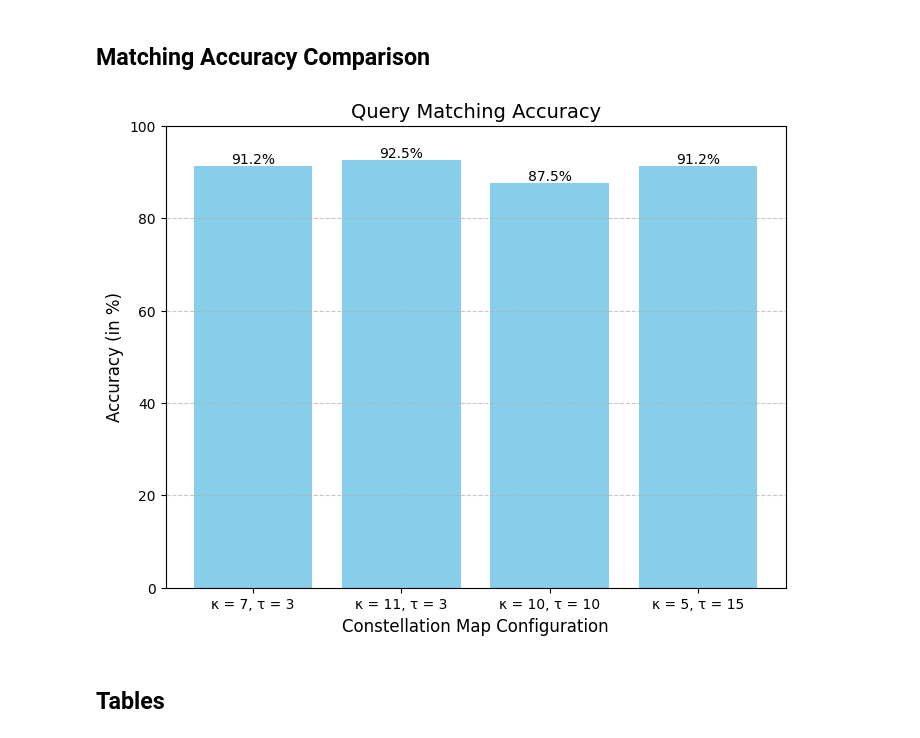
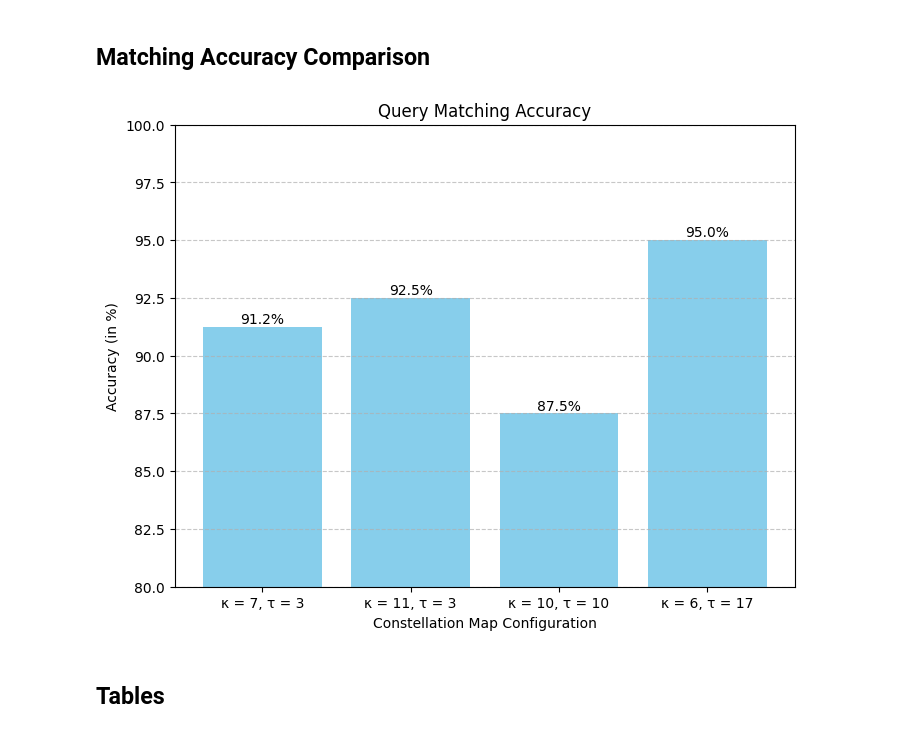
Before and after one commit to Konstiu/Music-Information-Retrieval, a Jupyter notebook: MS2.1.ipynb, the cells around one changed output. Saved outputs shown, nothing was run; the diff lists cells and outputs as text; code cells hidden in the pictures.

```diff
--- a/MS2.1.ipynb
+++ b/MS2.1.ipynb
@@ -245,5 +245,5 @@ fig, ax, im = plot_constellation_map(track_cmaps_10_10['tracks/810.mp3'], color=
 # %%
-track_cmaps_5_15 = compute_constellation_maps(tracks, 5, 15) # κ = 5, τ = 15
+track_cmaps_6_17 = compute_constellation_maps(tracks, 6, 17) # κ = 6, τ = 17
 
-fig, ax, im = plot_constellation_map(track_cmaps_5_15['tracks/810.mp3'], color='r', s=30)
+fig, ax, im = plot_constellation_map(track_cmaps_6_17['tracks/810.mp3'], color='r', s=30)
 # %% [output]
@@ -285,5 +285,5 @@ fig, ax, im = plot_constellation_map(query_cmaps_10_10['queries/810.mp3'], color
 # %%
-query_cmaps_5_15 = compute_constellation_maps(queries, 5, 15)
+query_cmaps_6_17 = compute_constellation_maps(queries, 6, 17)
 
-fig, ax, im = plot_constellation_map(query_cmaps_5_15['queries/810.mp3'], color='r', s=30)
+fig, ax, im = plot_constellation_map(query_cmaps_6_17['queries/810.mp3'], color='r', s=30)
 # %% [output]
@@ -626,31 +626,31 @@ plt.show()
 # %%
 import matplotlib.pyplot as plt
 
 # Values to plot
 values = [count_matches_7_3 / len(queries) * 100, count_matches_11_3 / len(queries) * 100,
-          count_matches_10_10 / len(queries) * 100, count_matches_5_15 / len(queries) * 100]
-labels = ['κ = 7, τ = 3', 'κ = 11, τ = 3', 'κ = 10, τ = 10', 'κ = 5, τ = 15']
+          count_matches_10_10 / len(queries) * 100, count_matches_6_17 / len(queries) * 100]
+labels = ['κ = 7, τ = 3', 'κ = 11, τ = 3', 'κ = 10, τ = 10', 'κ = 6, τ = 17']
 
 # Creating the bar plot
 plt.figure(figsize=(8, 6))
 bars = plt.bar(labels, values, color='skyblue')
 
 # Adding percentages above the bars
 for bar, value in zip(bars, values):
     plt.text(bar.get_x() + bar.get_width() / 2, bar.get_height() + 0.02,
              f'{value:.1f}%', ha='center', va='bottom', fontsize=10)
 
 # Adding title and labels
-plt.title('Query Matching Accuracy', fontsize=14)
-plt.xlabel('Constellation Map Configuration', fontsize=12)
-plt.ylabel('Accuracy (in %)', fontsize=12)
-plt.ylim(0, 100)  # Leave some space above the bars for annotations
+plt.title('Query Matching Accuracy')
+plt.xlabel('Constellation Map Configuration')
+plt.ylabel('Accuracy (in %)')
+plt.ylim(80, 100)  # Leave some space above the bars for annotations
 plt.grid(axis='y', linestyle='--', alpha=0.7)
 
 # Display the plot
 plt.show()
 # %% [output]
-[figure, old version]
+[figure, new version]
 # %% [markdown]
 ## Tables
 # %% [markdown]
```
Also changed, not shown: parts of 12 cells of this notebook.
